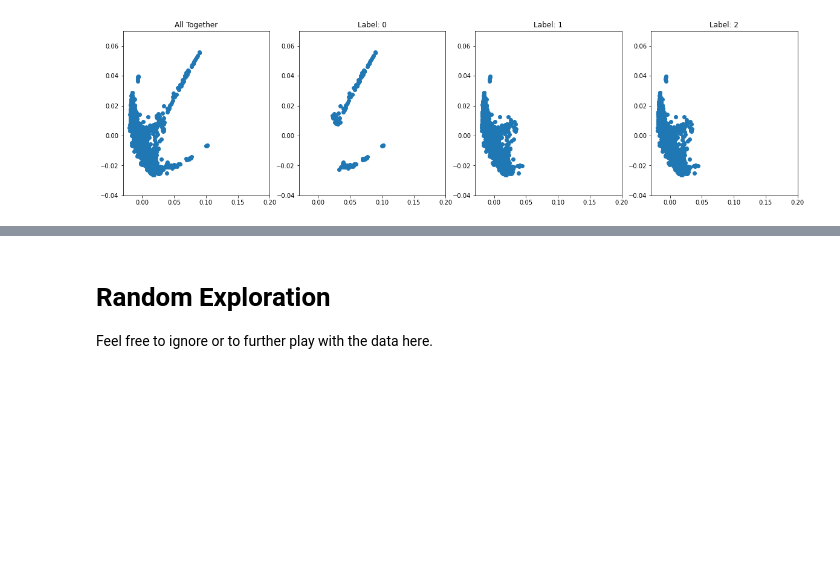
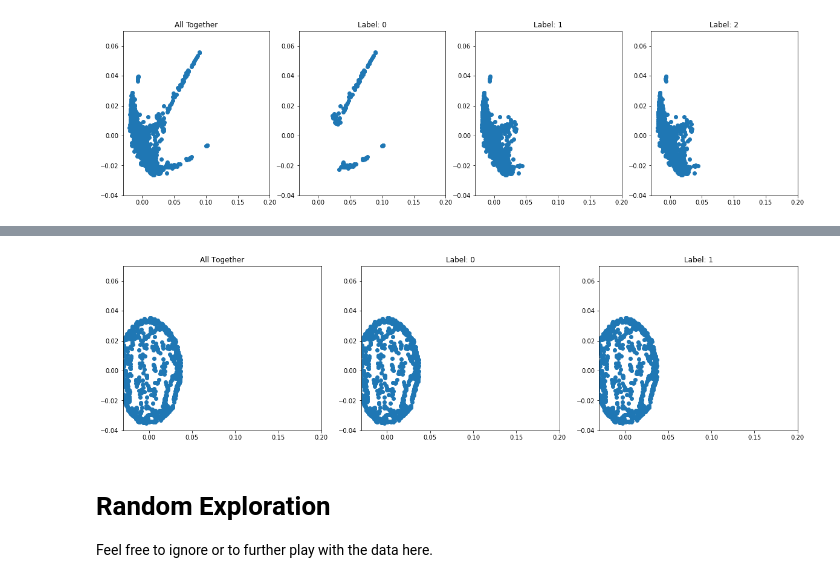
Before and after one commit to anniegao2007/neuron-clustering, a Jupyter notebook: code.ipynb, the cells around one changed output, grey strips where cells are left out. Drawn from its saved outputs; the diff is of its cells as text; code cells hidden in the pictures; blank space fills up the shorter version.

```diff
--- a/code.ipynb
+++ b/code.ipynb
@@ -499,3 +531,18 @@ dists = np.array([np.linalg.norm(psi_k[pt,...] - psi_k[rand_pt,...]) for pt in p
+# %%
+fig, ax = plt.subplots(1, 3, figsize=(20,5))
+for i in range(3):
+    if i == 0:
+        ax[0].scatter(data_phate[:,0],data_phate[:,1])
+        ax[0].set_title('All Together')
+    else:
+        ind = [a for a in range(labels_SC.shape[0]) if labels_SC[a,i-1]]
+        ax[i].scatter(data_phate[ind,0], data_phate[ind,1])
+        ax[i].set_title('Label: {}'.format(i-1))
+    ax[i].set_xlim(-0.03, 0.2)
+    ax[i].set_ylim(-0.04, 0.07)
+plt.show()
+# %% [output]
+[figure, added]
 # %% [markdown]
 # Random Exploration
 Feel free to ignore or to further play with the data here.
```
Also changed, not shown: parts of 5 cells of this notebook.
